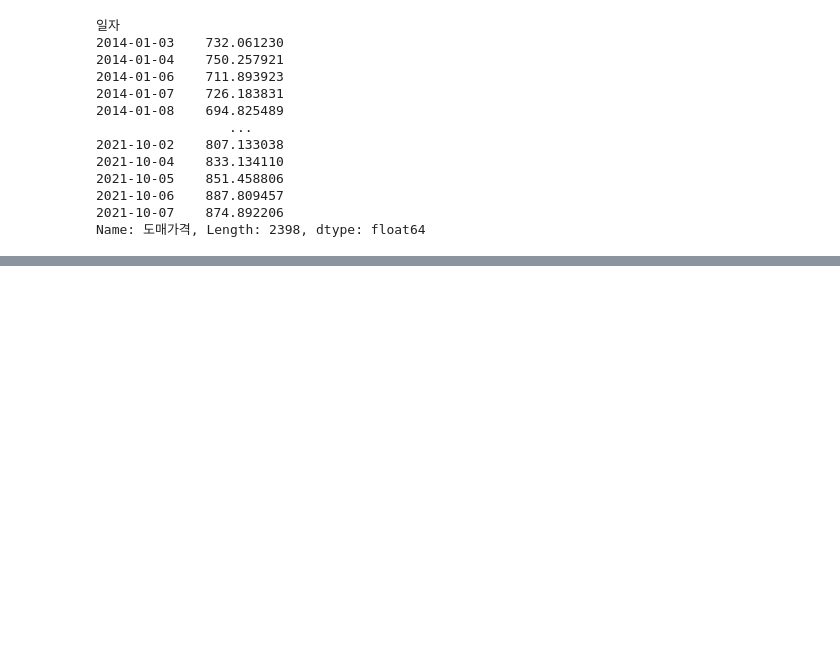
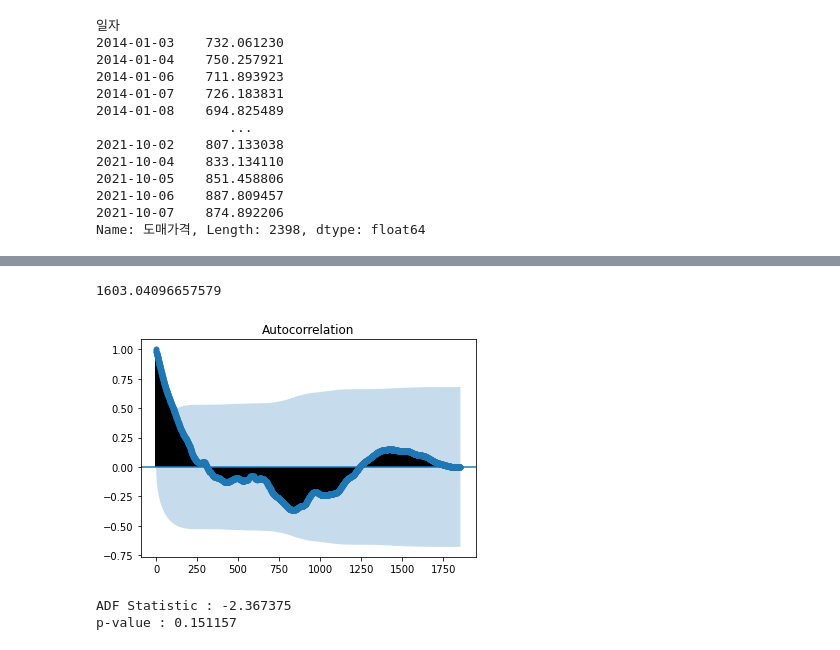
Before and after one commit to seosztt/ML_Project, a Jupyter notebook: ARIMA.ipynb, the cells around one changed output, grey strips where cells are left out. Cells and saved outputs as stored; diff of their text form; code cells hidden in the pictures; blank space fills up the shorter version.

```diff
--- a/ARIMA.ipynb
+++ b/ARIMA.ipynb
@@ -142,2 +166,21 @@ Name: 도매가격, Length: 1438, dtype: float64
+# %%
+train.max()
+# %% [output]
+1603.04096657579
+# %%
+plot_acf(x = train, lags = 1854)
+plt.show()
+# %% [output]
+[figure, added]
+# %%
+# ADF 검정 시계열 데이터의 정상성을 확인
+
+from statsmodels.tsa.stattools import adfuller
+result = adfuller(train)
+print('ADF Statistic : %f' %result[0])
+print('p-value : %f' %result[1])
+# %% [output]
+ADF Statistic : -2.367375
+p-value : 0.151157
 # %%
 import statsmodels.api as sm
```
Also changed, not shown: parts of 30 cells of this notebook.
